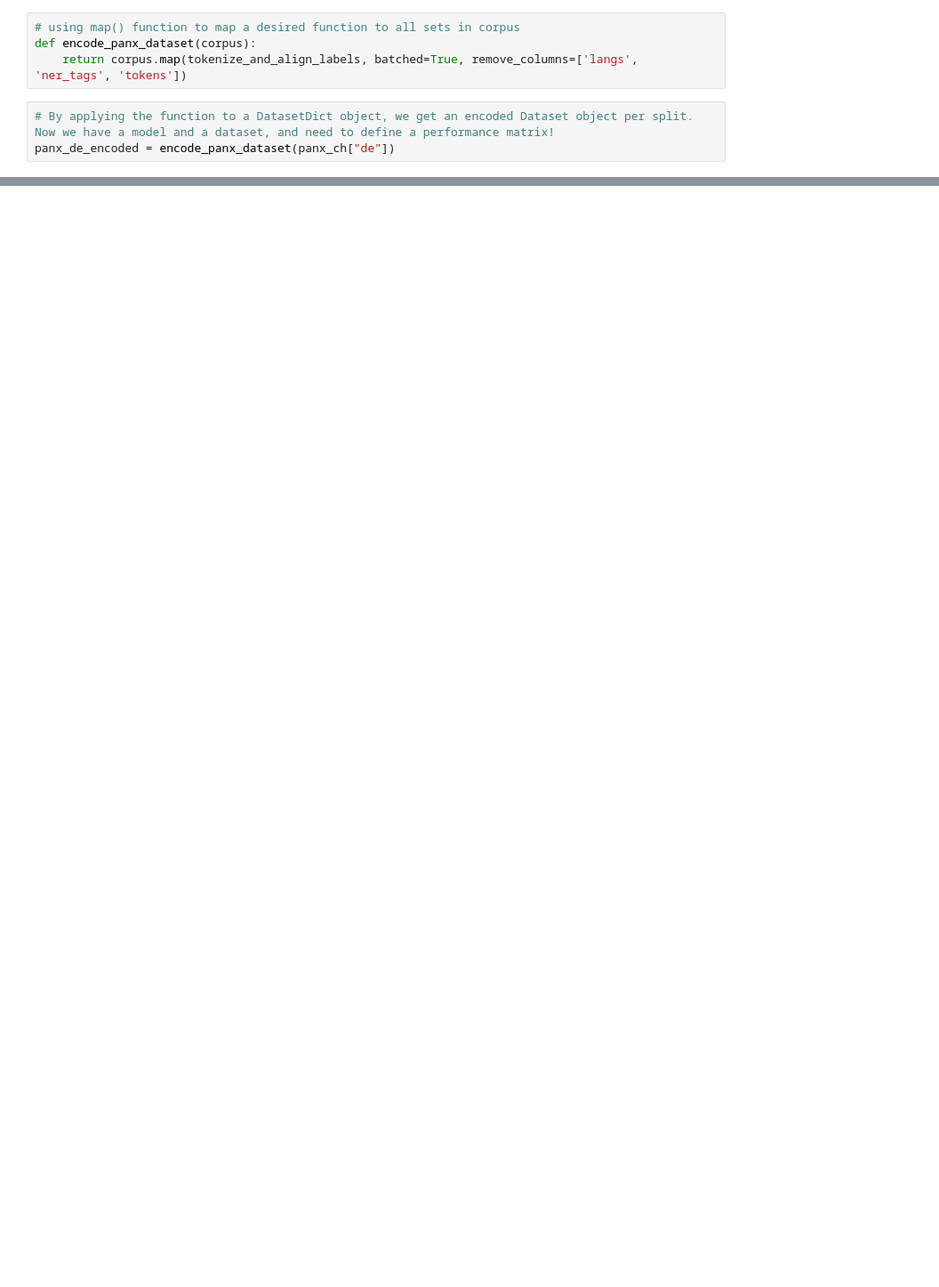
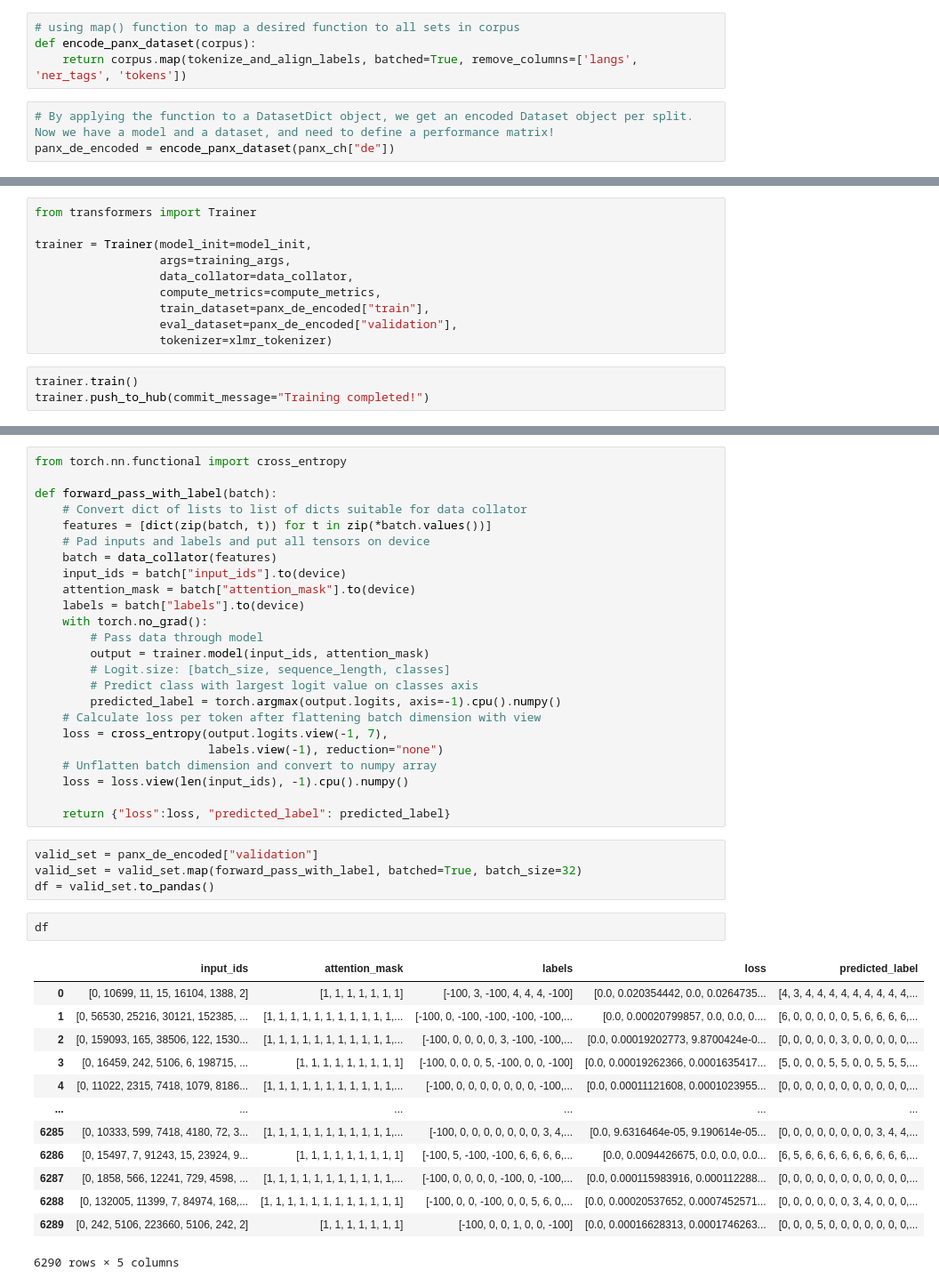
Before and after one commit to Ice-Citron/NLP-Transformer, a Jupyter notebook: Chapter 4/CS_EE_Multilingual_NER.ipynb, the cells around one changed output, grey strips where cells are left out. Shown at 89% size. Drawn from its saved outputs; the diff is of its cells as text; blank space fills up the shorter version.

Commit message:
Final compute version of C4

```diff
--- a/Chapter 4/CS_EE_Multilingual_NER.ipynb
+++ b/Chapter 4/CS_EE_Multilingual_NER.ipynb
@@ -756,0 +1132,13 @@ panx_de_encoded = encode_panx_dataset(panx_ch["de"])
+# %%
+from transformers import Trainer
+
+trainer = Trainer(model_init=model_init,
+                  args=training_args,
+                  data_collator=data_collator,
+                  compute_metrics=compute_metrics,
+                  train_dataset=panx_de_encoded["train"],
+                  eval_dataset=panx_de_encoded["validation"],
+                  tokenizer=xlmr_tokenizer)
+# %%
+trainer.train()
+trainer.push_to_hub(commit_message="Training completed!")
@@ -756,0 +1173,44 @@ panx_de_encoded = encode_panx_dataset(panx_ch["de"])
+# %%
+from torch.nn.functional import cross_entropy
+
+def forward_pass_with_label(batch):
+    # Convert dict of lists to list of dicts suitable for data collator
+    features = [dict(zip(batch, t)) for t in zip(*batch.values())]
+    # Pad inputs and labels and put all tensors on device
+    batch = data_collator(features)
+    input_ids = batch["input_ids"].to(device)
+    attention_mask = batch["attention_mask"].to(device)
+    labels = batch["labels"].to(device)
+    with torch.no_grad():
+        # Pass data through model
+        output = trainer.model(input_ids, attention_mask)
+        # Logit.size: [batch_size, sequence_length, classes]
+        # Predict class with largest logit value on classes axis
+        predicted_label = torch.argmax(output.logits, axis=-1).cpu().numpy()
+    # Calculate loss per token after flattening batch dimension with view
+    loss = cross_entropy(output.logits.view(-1, 7),
+                         labels.view(-1), reduction="none")
+    # Unflatten batch dimension and convert to numpy array
+    loss = loss.view(len(input_ids), -1).cpu().numpy()
+
+    return {"loss":loss, "predicted_label": predicted_label}
+# %%
+valid_set = panx_de_encoded["validation"]
+valid_set = valid_set.map(forward_pass_with_label, batched=True, batch_size=32)
+df = valid_set.to_pandas()
+# %%
+df
+# %% [output]
+|  | input_ids | attention_mask | labels | loss | predicted_label |
+| 0 | [0, 10699, 11, 15, 16104, 1388, 2] | [1, 1, 1, 1, 1, 1, 1] | [-100, 3, -100, 4, 4, 4, -100] | [0.0, 0.020354442, 0.0, 0.0264735... | [4, 3, 4, 4, 4, 4, 4, 4, 4, 4, 4,... |
+| 1 | [0, 56530, 25216, 30121, 152385, ... | [1, 1, 1, 1, 1, 1, 1, 1, 1, 1, 1,... | [-100, 0, -100, -100, -100, -100,... | [0.0, 0.00020799857, 0.0, 0.0, 0.... | [6, 0, 0, 0, 0, 0, 5, 6, 6, 6, 6,... |
+| 2 | [0, 159093, 165, 38506, 122, 1530... | [1, 1, 1, 1, 1, 1, 1, 1, 1, 1, 1,... | [-100, 0, 0, 0, 0, 3, -100, -100,... | [0.0, 0.00019202773, 9.8700424e-0... | [0, 0, 0, 0, 0, 3, 0, 0, 0, 0, 0,... |
+| 3 | [0, 16459, 242, 5106, 6, 198715, ... | [1, 1, 1, 1, 1, 1, 1, 1, 1] | [-100, 0, 0, 0, 5, -100, 0, 0, -100] | [0.0, 0.00019262366, 0.0001635417... | [5, 0, 0, 0, 5, 5, 0, 0, 5, 5, 5,... |
+| 4 | [0, 11022, 2315, 7418, 1079, 8186... | [1, 1, 1, 1, 1, 1, 1, 1, 1, 1, 1,... | [-100, 0, 0, 0, 0, 0, 0, 0, -100,... | [0.0, 0.00011121608, 0.0001023955... | [0, 0, 0, 0, 0, 0, 0, 0, 0, 0, 0,... |
+| ... | ... | ... | ... | ... | ... |
+| 6285 | [0, 10333, 599, 7418, 4180, 72, 3... | [1, 1, 1, 1, 1, 1, 1, 1, 1, 1, 1,... | [-100, 0, 0, 0, 0, 0, 0, 0, 3, 4,... | [0.0, 9.6316464e-05, 9.190614e-05... | [0, 0, 0, 0, 0, 0, 0, 0, 3, 4, 4,... |
+| 6286 | [0, 15497, 7, 91243, 15, 23924, 9... | [1, 1, 1, 1, 1, 1, 1, 1, 1] | [-100, 5, -100, -100, 6, 6, 6, 6,... | [0.0, 0.0094426675, 0.0, 0.0, 0.0... | [6, 5, 6, 6, 6, 6, 6, 6, 6, 6, 6,... |
+| 6287 | [0, 1858, 566, 12241, 729, 4598, ... | [1, 1, 1, 1, 1, 1, 1, 1, 1, 1, 1,... | [-100, 0, 0, 0, 0, -100, 0, -100,... | [0.0, 0.000115983916, 0.000112288... | [0, 0, 0, 0, 0, 0, 0, 0, 0, 0, 0,... |
+| 6288 | [0, 132005, 11399, 7, 84974, 168,... | [1, 1, 1, 1, 1, 1, 1, 1, 1, 1, 1, 1] | [-100, 0, 0, -100, 0, 0, 5, 6, 0,... | [0.0, 0.00020537652, 0.0007452571... | [0, 0, 0, 0, 0, 0, 3, 4, 0, 0, 0,... |
+| 6289 | [0, 242, 5106, 223660, 5106, 242, 2] | [1, 1, 1, 1, 1, 1, 1] | [-100, 0, 0, 1, 0, 0, -100] | [0.0, 0.00016628313, 0.0001746263... | [0, 0, 0, 5, 0, 0, 0, 0, 0, 0, 0,... |
+6290 rows × 5 columns
```
Also changed, not shown: parts of 65 cells of this notebook.
